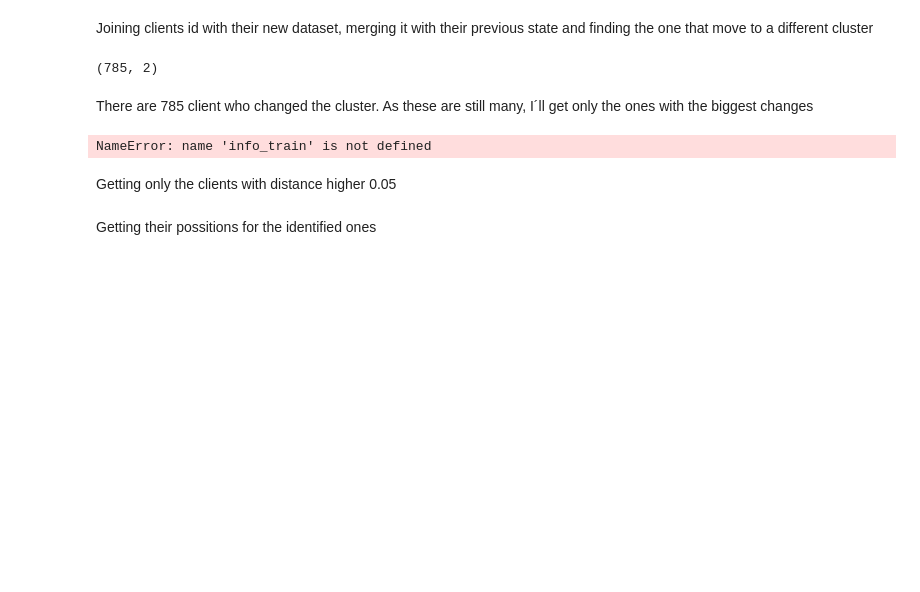
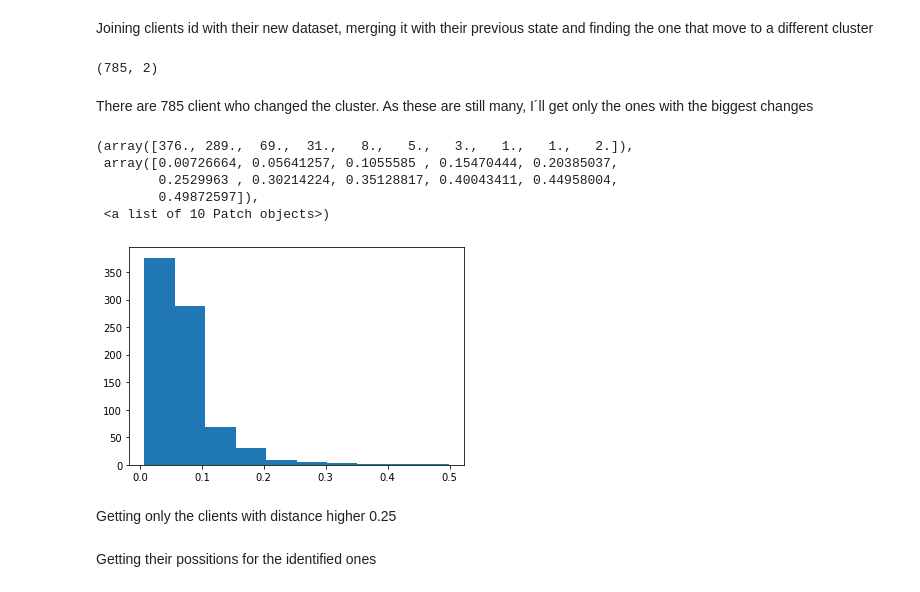
Before and after one commit to miguelTorresPorta/Retail-Store-kmeans, a Jupyter notebook: k-means_notebook.ipynb, the cells around one changed output. Saved outputs shown, nothing was run; the diff lists cells and outputs as text; code cells hidden in the pictures; blank space fills up the shorter version.

```diff
--- a/k-means_notebook.ipynb
+++ b/k-means_notebook.ipynb
@@ -283,11 +307,12 @@ Put the test set as the scale as the baseline.
 Even thought the rusult might be similar if we scale the whole dataset at the same time, the first ... ...
 The reason to adapting the scale and not scaling the whole dataset at the same time is that failing to do so ... ...
 # %%
-testdf = pd.DataFrame(scaler.transform(testset), index = testset.index, columns = ['PriceInvoices','TotalInvoices'])
+evaluation = pd.DataFrame(scaler.transform(evaluation),
+                          index = evaluation.index, columns = ['PriceInvoices','TotalInvoices'])
 # %% [markdown]
 Get the claster for the data points belong to
 # %%
-y_kmeans_test = kmeans.predict(testdf.values)
+y_kmeans_test = kmeans.predict(evaluation.values)
 # %% [markdown]
 Plotting the results
 # %%
@@ -312,8 +337,7 @@ plt.show()
 # %% [markdown]
 Joining clients id with their new dataset, merging it with their previous state and finding the one that move to a different cluster
 # %%
-
-results_test = pd.DataFrame(y_kmeans_test, index=testdf.index, columns = ['cluster'])
+results_test = pd.DataFrame(y_kmeans_test, index=evaluation.index, columns = ['cluster'])
 results_merged = pd.merge(results_train, results_test, left_index=True, right_index=True, how='inner')
 diff = results_merged.iloc[np.where(results_merged['cluster_x'] != results_merged['cluster_y'])[0],:]
 # %%
@@ -330,20 +354,28 @@ def calculateDistance(x1,y1,x2,y2):
      dist = np.sqrt((x2 - x1)**2 + (y2 - y1)**2)
      return dist
 # %%
+info_train = baseline_norm.loc[diff.index,:]
+info_test = evaluation.loc[diff.index,:]
+
 df_coord = pd.DataFrame()
 
 df_coord['x_before'] = info_train.iloc[:,0]
 df_coord['y_before'] = info_train.iloc[:,1]
 df_coord['x_after'] = info_test.iloc[:,0]
 df_coord['y_after'] = info_test.iloc[:,1]
 df_coord['distance'] = calculateDistance(df_coord['x_before'],df_coord['y_before'],df_coord['x_after'],df_coord['y_after'])
 
 plt.hist(df_coord['distance'])
 # %% [output]
-NameError: name 'info_train' is not defined
+(array([376., 289.,  69.,  31.,   8.,   5.,   3.,   1.,   1.,   2.]),
+ array([0.00726664, 0.05641257, 0.1055585 , 0.15470444, 0.20385037,
+        0.2529963 , 0.30214224, 0.35128817, 0.40043411, 0.44958004,
+        0.49872597]),
+ <a list of 10 Patch objects>)
+[figure, added]
 # %% [markdown]
-Getting only the clients with distance higher 0.05
+Getting only the clients with distance higher 0.25
+# %% [markdown]
+Getting their possitions for the identified ones
 # %%
 diff = df_coord.iloc[np.where(df_coord['distance'] > 0.25)]
-# %% [markdown]
-Getting their possitions for the identified ones
```
Also changed, not shown: parts of 34 cells of this notebook.
